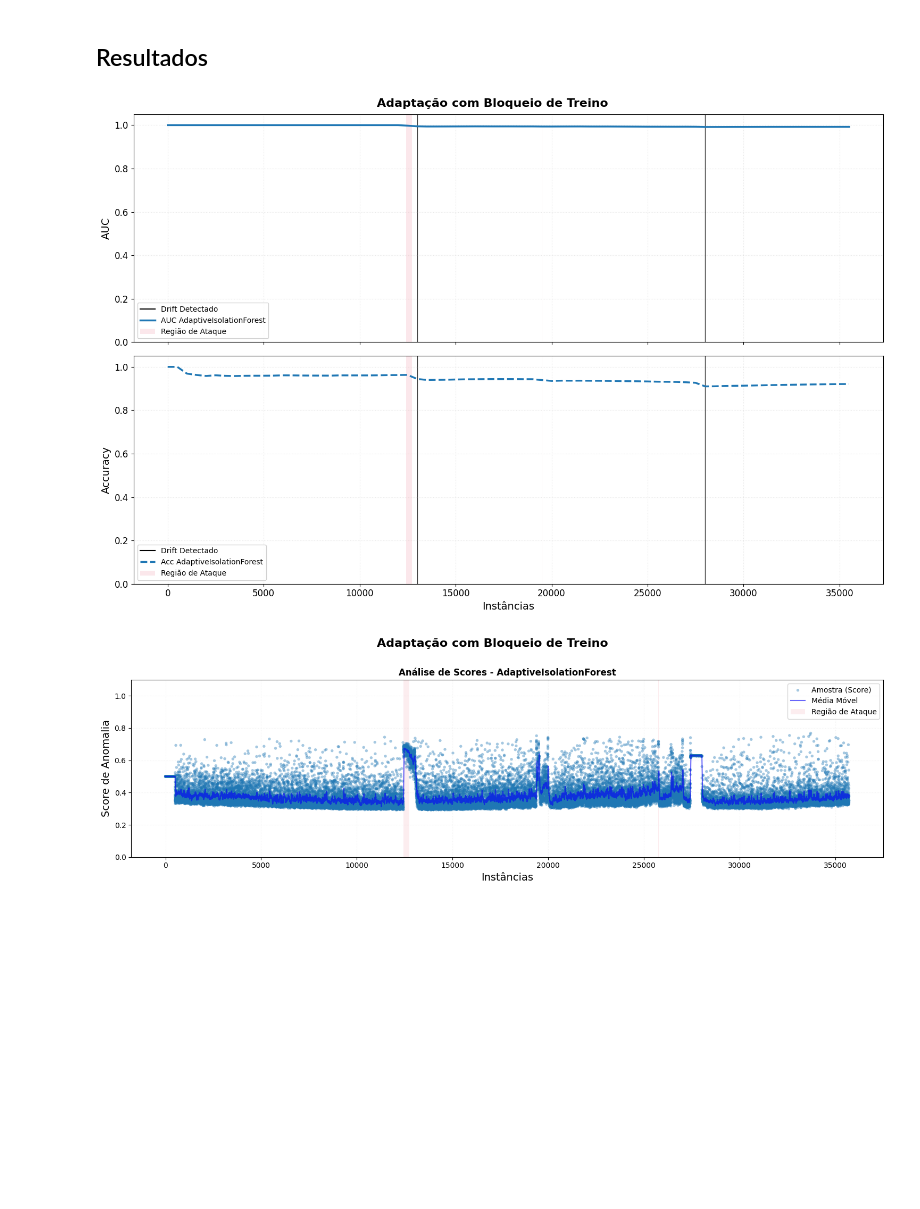
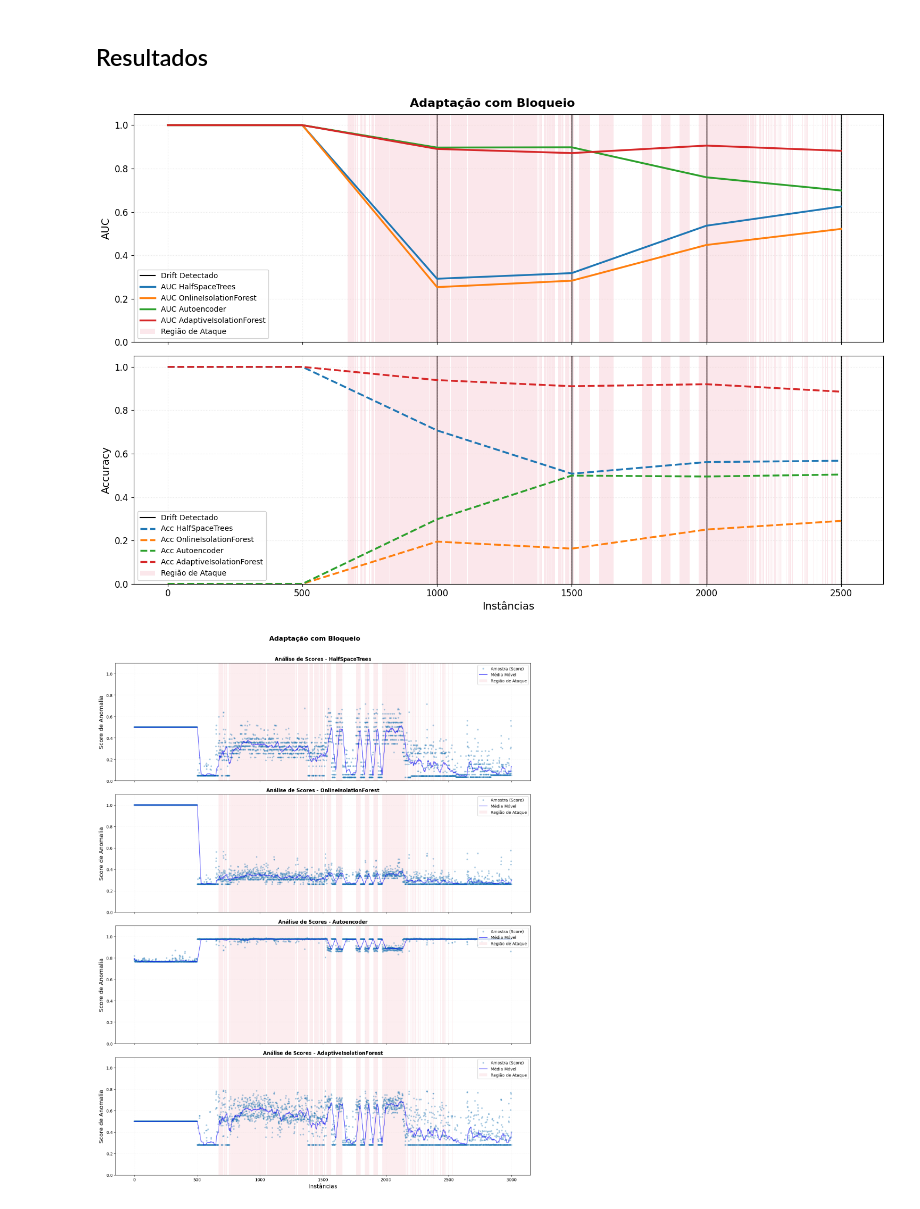
Before and after one commit to iRocktys/anomaly-detection-data-stream, a Jupyter notebook: AnomalyDetectionDevelop.ipynb, the cells around one changed output. Drawn from its saved outputs; the diff is of its cells as text; code cells hidden in the pictures; blank space fills up the shorter version.

```diff
--- a/AnomalyDetectionDevelop.ipynb
+++ b/AnomalyDetectionDevelop.ipynb
@@ -471,34 +234,31 @@ Normalização: MinMaxScaler
 Finalização: Criando objeto NumpyStream para o CapyMOA.
 # %% [markdown]
 ## Resultados
-# %%
-from capymoa.anomaly import HalfSpaceTrees
-from capymoa.anomaly import OnlineIsolationForest
-from capymoa.anomaly import Autoencoder
-from capymoa.anomaly import StreamRHF
-from capymoa.anomaly import StreamingIsolationForest
-from capymoa.anomaly import RobustRandomCutForest
-from capymoa.anomaly import AdaptiveIsolationForest
-
-algoritmos = [
-    # {'name': 'HalfSpaceTrees', 'class': HalfSpaceTrees, 'params': {}},
-    # {'name': 'OnlineIsolationForest', 'class': OnlineIsolationForest, 'params': {}},
-    # {'name': 'Autoencoder', 'class': Autoencoder, 'params': {}},
-    # {'name': 'StreamRHF', 'class': StreamRHF, 'params': {}}, # DEMORA MUITO
-    # {'name': 'StreamingIsolationForest', 'class': StreamingIsolationForest, 'params': {}}, # DEMORA MUITO
-    # {'name': 'RobustRandomCutForest', 'class': RobustRandomCutForest, 'params': {}}, # DEMORA MUITO
-    {'name': 'AdaptiveIsolationForest', 'class': AdaptiveIsolationForest, 'params': {}},
-]
-
-ExecuteExperiments(stream, n_pipeline=1, algorithms=algoritmos, warmup_windows=3, window_size=500,
-        anomaly_threshold=0.5, beta=0.3, title="Adaptação com Bloqueio de Treino", logging=False)
-
-# ExecuteExperiments(stream, n_pipeline=2, algorithms=algoritmos,
-#                    window_size=500, title="Treino Integral")
-
-# ExecuteExperiments(stream, n_pipeline=3, algorithms=algoritmos,
-#                    window_size=500, title="Treino MemStream - Memória de Longo Prazo",
-#                    K_MEM=500, anomaly_threshold=0.4, logging=False)
-# %% [output]
-[figure, removed]
-[figure, removed]
+# %%
+from py.AnomalyDetectionPipeline import AnomalyExperimentRunner
+from py.ModelsAnomalyDetection import get_anomaly_models
+
+# Instanciar a classe
+runner = AnomalyExperimentRunner()
+
+# Configurar seus algoritmos
+algoritmos = get_anomaly_models(
+    stream.get_schema(),
+    selected_models=['AE', 'HST', 'OIF', 'AIF']
+)
+
+# Pipeline Adaptativo
+runner.ExecuteExperiments(
+    stream=stream,
+    pipeline_name='adaptive', # 'adaptive', 'standard', ou 'memory'
+    algorithms=algoritmos,
+    warmup_windows=1,
+    window_size=500,
+    anomaly_threshold=0.2,
+    beta=0.3,
+    title="Adaptação com Bloqueio",
+    logging=False
+)
+# %% [output]
+[figure, added]
+[figure, added]
```
Also changed, not shown: parts of 8 cells of this notebook, 7 other files.
